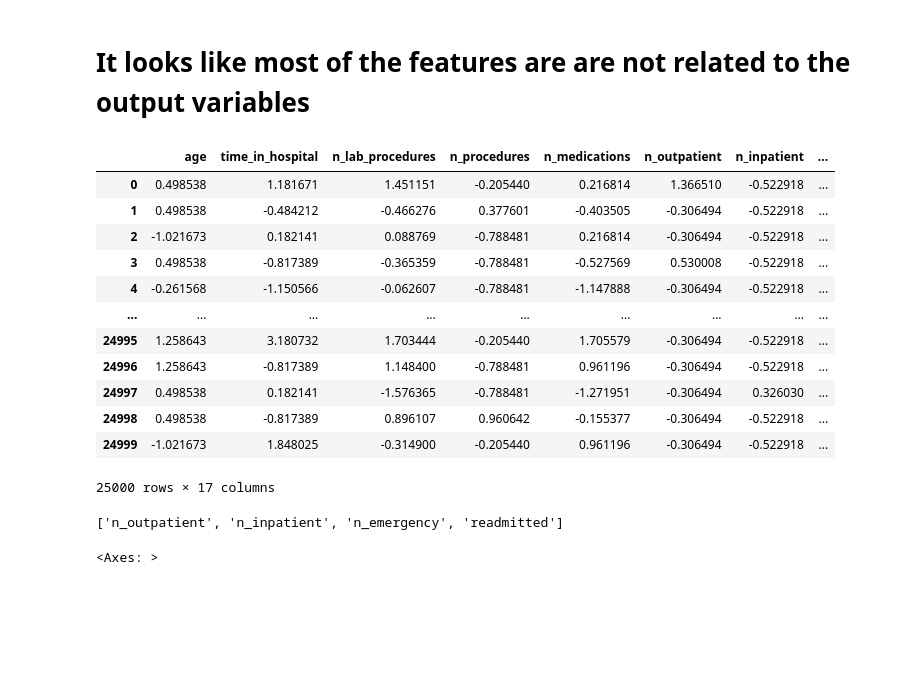
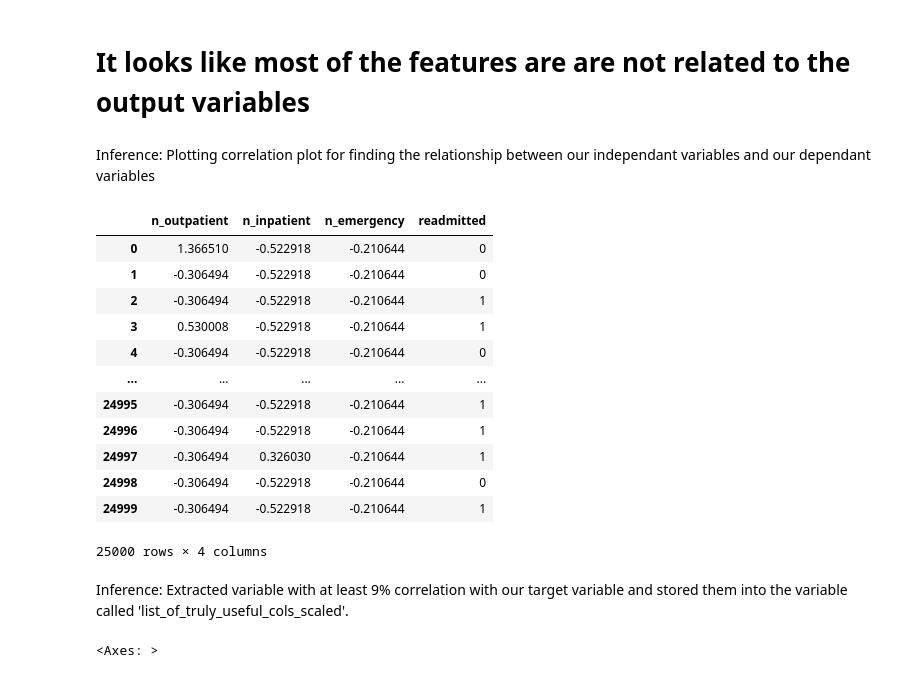
Before and after one commit to ThePunisher-17/Christ-University-Machine-Learning-Sem-1, a Jupyter notebook: Lab 5/Task.ipynb, the cells around one changed output. Cells and saved outputs as stored; diff of their text form; code cells hidden in the pictures; blank space fills up the shorter version.

```diff
--- a/Lab 5/Task.ipynb
+++ b/Lab 5/Task.ipynb
@@ -162,30 +200,32 @@ sns.heatmap(df_scaled_data.corr(), annot=True, cmap='Reds')
 [figure]
 # %% [markdown]
 # It looks like most of the features are are not related to the output variables
-# %%
-df_scaled_data
-# %% [output]
-|  | age | time_in_hospital | n_lab_procedures | n_procedures | n_medications | n_outpatient | n_inpatient | ... |
-| 0 | 0.498538 | 1.181671 | 1.451151 | -0.205440 | 0.216814 | 1.366510 | -0.522918 | ... |
-| 1 | 0.498538 | -0.484212 | -0.466276 | 0.377601 | -0.403505 | -0.306494 | -0.522918 | ... |
-| 2 | -1.021673 | 0.182141 | 0.088769 | -0.788481 | 0.216814 | -0.306494 | -0.522918 | ... |
-| 3 | 0.498538 | -0.817389 | -0.365359 | -0.788481 | -0.527569 | 0.530008 | -0.522918 | ... |
-| 4 | -0.261568 | -1.150566 | -0.062607 | -0.788481 | -1.147888 | -0.306494 | -0.522918 | ... |
-| ... | ... | ... | ... | ... | ... | ... | ... | ... |
-| 24995 | 1.258643 | 3.180732 | 1.703444 | -0.205440 | 1.705579 | -0.306494 | -0.522918 | ... |
-| 24996 | 1.258643 | -0.817389 | 1.148400 | -0.788481 | 0.961196 | -0.306494 | -0.522918 | ... |
-| 24997 | 0.498538 | 0.182141 | -1.576365 | -0.788481 | -1.271951 | -0.306494 | 0.326030 | ... |
-| 24998 | 0.498538 | -0.817389 | 0.896107 | 0.960642 | -0.155377 | -0.306494 | -0.522918 | ... |
-| 24999 | -1.021673 | 1.848025 | -0.314900 | -0.205440 | 0.961196 | -0.306494 | -0.522918 | ... |
-25000 rows × 17 columns
+# %% [markdown]
+Inference: Plotting correlation plot for finding the relationship between our independant variables and our dependant variables
 # %%
 list_of_truly_useful_cols_scaled= []
 
 for col in df_scaled_data.corr().index:
     value = float(df_scaled_data.corr().iloc[-1][col])
     if value > 0.09:
         list_of_truly_useful_cols_scaled.append(col)
 
 list_of_truly_useful_cols_scaled
+
+df_truly_useful = df_scaled_data[list_of_truly_useful_cols_scaled]
+
+df_truly_useful
 # %% [output]
+|  | n_outpatient | n_inpatient | n_emergency | readmitted |
+| 0 | 1.366510 | -0.522918 | -0.210644 | 0 |
+| 1 | -0.306494 | -0.522918 | -0.210644 | 0 |
+| 2 | -0.306494 | -0.522918 | -0.210644 | 1 |
+| 3 | 0.530008 | -0.522918 | -0.210644 | 1 |
+| 4 | -0.306494 | -0.522918 | -0.210644 | 0 |
+| ... | ... | ... | ... | ... |
+| 24995 | -0.306494 | -0.522918 | -0.210644 | 1 |
+| 24996 | -0.306494 | -0.522918 | -0.210644 | 1 |
+| 24997 | -0.306494 | 0.326030 | -0.210644 | 1 |
+| 24998 | -0.306494 | -0.522918 | -0.210644 | 0 |
+| 24999 | -0.306494 | -0.522918 | -0.210644 | 1 |
-['n_outpatient', 'n_inpatient', 'n_emergency', 'readmitted']
+25000 rows × 4 columns
@@ -194,3 +232,5 @@ df_truly_useful = df_scaled_data[list_of_truly_useful_cols_scaled]
+# %% [markdown]
+Inference: Extracted variable with at least 9% correlation with our target variable and stored them into the variable called 'list_of_truly_useful_cols_scaled'.
 # %%
 sns.heatmap(df_truly_useful.corr(), annot=True, cmap='Reds')
 # %% [output]
```
Also changed, not shown: parts of 57 cells of this notebook, 2 other files.
